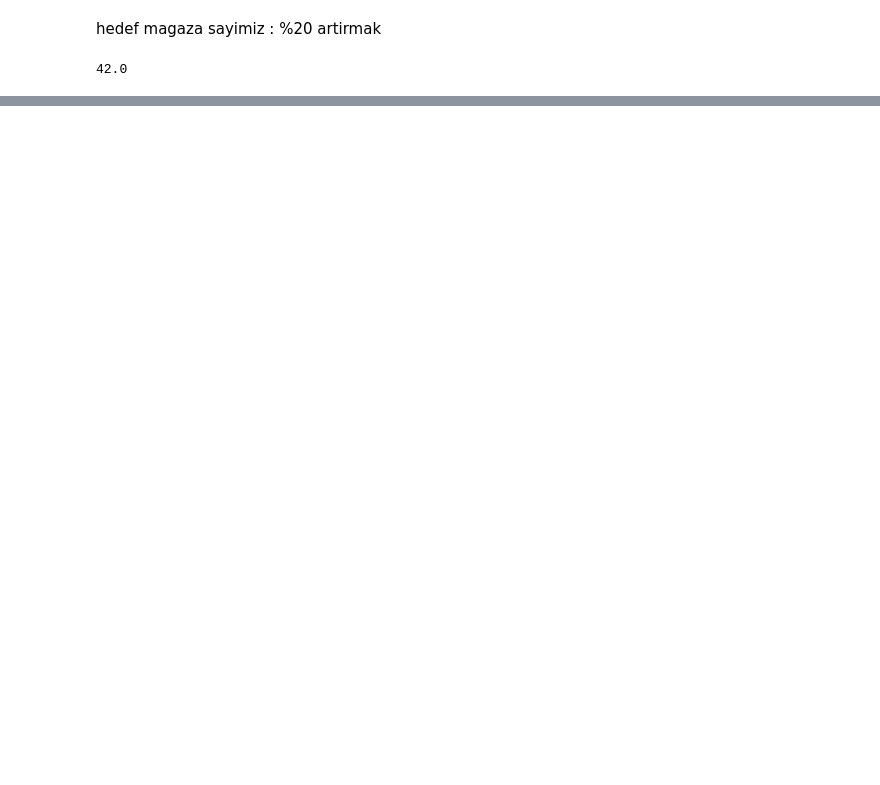
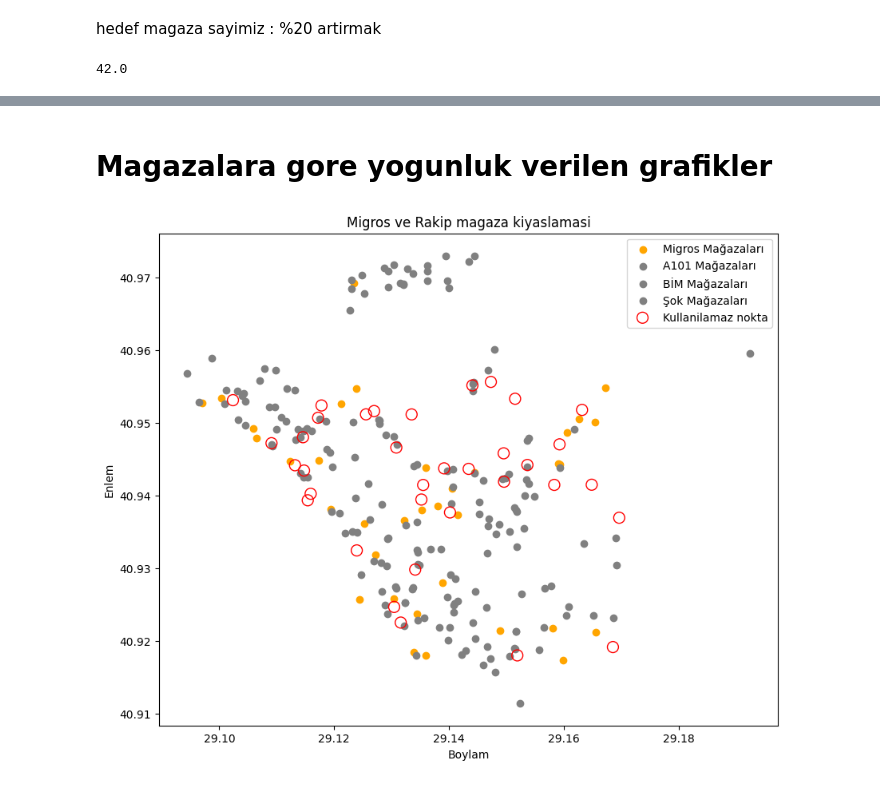
Before and after one commit to umutky/datascience_repo, a Jupyter notebook: bitirme_projesi.ipynb, the cells around one changed output, grey strips where cells are left out. Saved outputs shown, nothing was run; the diff lists cells and outputs as text; code cells hidden in the pictures; blank space fills up the shorter version.

```diff
--- a/bitirme_projesi.ipynb
+++ b/bitirme_projesi.ipynb
@@ -74,5 +6,4 @@ koordinatlar = [
 # %%
-
 # Mağaza koordinatları
 migros_koordinatlar = [
     {"name": "KÜÇÜKYALI HILLTOWN MACROCENTER", "koordinat": [40.952686658232295, 29.121208035372987]},
@@ -109,7 +40,7 @@ migros_koordinatlar = [
     {"name": "ALTINTEPE M MİGROS", "koordinat": [40.95343875225428, 29.10032154626482]},
     {"name": "FUAYE İSTANBUL MMM MİGROS", "koordinat": [40.950149181140475, 29.165442147825367]},
     {"name": "KÜÇÜKYALI İSTANBUL M MİGROS", "koordinat": [40.944769195810856, 29.112264258198973]},
-    {"name": "SÜREYYA PAŞA MMM MİGROS", "koordinat": [40.925774074670755, 29.124492347070344]},
+    {"name": "SÜREYYA PAŞA MMM MİGROS", "koordinat": [40.925774074670755, 29.124492347070344]}
 ]
 
 cami_koordinatlar = [
@@ -236,7 +167,6 @@ bim_koordinatlar = [
     {"name": "KOOPERATİF / MALTEPE", "koordinat": [40.92864245147052, 29.141128058917342]},
     {"name": "KÜÇÜKYALI / MALTEPE", "koordinat": [40.946811323681494, 29.109222604389288]},
     {"name": "MALTEPE / İSTANBUL", "koordinat": [40.927311770690615, 29.130783941688712]},
-    {"name": "MEKTEP / MALTEPE", "koordinat": [40.87365771040321, 29.282678838521647]},
     {"name": "MENDERES/MALTEPE", "koordinat": [40.942094740070374, 29.146026787432554]},
     {"name": "MERCAN/MALTEPE", "koordinat": [40.935869299337135, 29.14681401412792]},
     {"name": "NADİRE / MALTEPE", "koordinat": [40.924720417049784, 29.16093599314204]},
@@ -257,7 +187,7 @@ bim_koordinatlar = [
     {"name": "YAVUZ SELİM / KARTAL", "koordinat": [40.91875168842416, 29.14293912954519]},
     {"name": "YENİ FINDIKLII /MALTEPE", "koordinat": [40.97166185657184, 29.13618596624144]},
     {"name": "YENİYOL MALTEPE", "koordinat": [40.92316922414561, 29.135729184801686]},
-    {"name": "ZÜMRÜTEVLER / MALTEPE", "koordinat": [40.94241621779482, 29.14991393271687]},
+    {"name": "ZÜMRÜTEVLER / MALTEPE", "koordinat": [40.94241621779482, 29.14991393271687]}
 ]
 
 
@@ -267,7 +197,6 @@ sok_koordinatlar = [
     {"name": "İSTANBUL MALTEPE KAMPÜS MAĞAZASI", "koordinat": [40.959541, 29.192393]},
     {"name": "İSTANBUL İÇERENKÖY FINDIKLI MAĞAZASI", "koordinat": [40.969200, 29.131538]},
     {"name": "İSTANBUL BAŞIBÜYÜK CADDE MAĞAZASI", "koordinat": [40.941176, 29.140728]},
-    {"name": "İSTANBUL MALTEPE HUKUKÇULAR MAĞAZASI", "koordinat": [40.897409, 29.247223]},
     {"name": "İSTANBUL MALTEPE TALATPAŞA MAĞAZASI", "koordinat": [40.919074, 29.151436]},
     {"name": "İSTANBUL KARAYOLLARI 50.YIL PARKI MAĞAZASI", "koordinat": [40.943955, 29.119734]},
     {"name": "İSTANBUL TEYFİK SAĞLAM MALTEPE MAĞAZASI", "koordinat": [40.952918, 29.104535]},
@@ -310,7 +239,6 @@ sok_koordinatlar = [
     {"name": "ŞOK MİNİ-ALTINTEPE MAĞAZASI", "koordinat": [40.957461, 29.107904]},
     {"name": "İSTANBUL MALTEPE BAĞLARBAŞI İNÖNÜ CAD MAĞAZASI", "koordinat": [40.926021, 29.139759]},
     {"name": "İSTANBUL ZÜMRÜTEVLER KARACA CAD MAĞAZASI", "koordinat": [40.942940, 29.150493]},
-    {"name": "İSTANBUL CEVİZLİ ONAT SOKAK MAĞAZASI", "koordinat": [40.882132, 29.230829]},
     {"name": "İSTANBUL ALTINTEPE CİHADİYE CAD MAĞAZASI", "koordinat": [40.957250, 29.109799]},
     {"name": "İSTANBUL FINDIKLI ATAMAN CAD MAĞAZASI", "koordinat": [40.970875, 29.136299]},
     {"name": "ŞOKMİNİ-GALİPBEY MAĞAZASI", "koordinat": [40.954035, 29.104301]},
@@ -344,5 +272,5 @@ sok_koordinatlar = [
     {'name': 'SOK', 'koordinat': [40.950443, 29.127770]},
     {'name': 'SOK', 'koordinat': [40.950820, 29.110796]},
     {'name': 'SOK', 'koordinat': [40.950602, 29.117542]},
-    {'name': 'SOK', 'koordinat': [40.968465, 29.123094]},
+    {'name': 'SOK', 'koordinat': [40.968465, 29.123094]}
 ]
@@ -492,0 +365,5 @@ harita.save("magazalar_harita.html")
+# %%
+bim=80
+a101=85
+sok=83
+migros = 35
@@ -492,0 +412,42 @@ harita.save("magazalar_harita.html")
+# %% [markdown]
+# Magazalara gore yogunluk verilen grafikler
+# %%
+import matplotlib.pyplot as plt
+
+# Mağaza koordinatlarını ayrı listeler olarak topla
+migros_x = [migros["koordinat"][1] for migros in migros_koordinatlar]
+migros_y = [migros["koordinat"][0] for migros in migros_koordinatlar]
+
+a101_x = [a101["koordinat"][1] for a101 in a101_koordinatlar]
+a101_y = [a101["koordinat"][0] for a101 in a101_koordinatlar]
+
+bim_x = [bim["koordinat"][1] for bim in bim_koordinatlar]
+bim_y = [bim["koordinat"][0] for bim in bim_koordinatlar]
+
+sok_x = [sok["koordinat"][1] for sok in sok_koordinatlar]
+sok_y = [sok["koordinat"][0] for sok in sok_koordinatlar]
+
+cami_x = [cami["koordinat"][1] for cami in cami_koordinatlar]
+cami_y = [cami["koordinat"][0] for cami in cami_koordinatlar]
+
+# Scatter plot oluştur
+plt.figure(figsize=(10, 8))
+
+plt.scatter(migros_x, migros_y, color='orange', label='Migros Mağazaları', marker='o')
+plt.scatter(a101_x, a101_y, color='gray', label='A101 Mağazaları', marker='o')
+plt.scatter(bim_x, bim_y, color='gray', label='BİM Mağazaları', marker='o')
+plt.scatter(sok_x, sok_y, color='gray', label='Şok Mağazaları', marker='o')
+plt.scatter(cami_x, cami_y, color='red', label='Kullanilamaz nokta', marker='o', facecolors='none', s=100)
+
+# Eksen etiketleri ve başlık ekle
+plt.xlabel('Boylam')
+plt.ylabel('Enlem')
+plt.title('Migros ve Rakip magaza kiyaslamasi')
+
+# Lejantı ekle
+plt.legend()
+
+# Göster
+plt.show()
+# %% [output]
+[figure, added]
```
Also changed, not shown: parts of 18 cells of this notebook.
